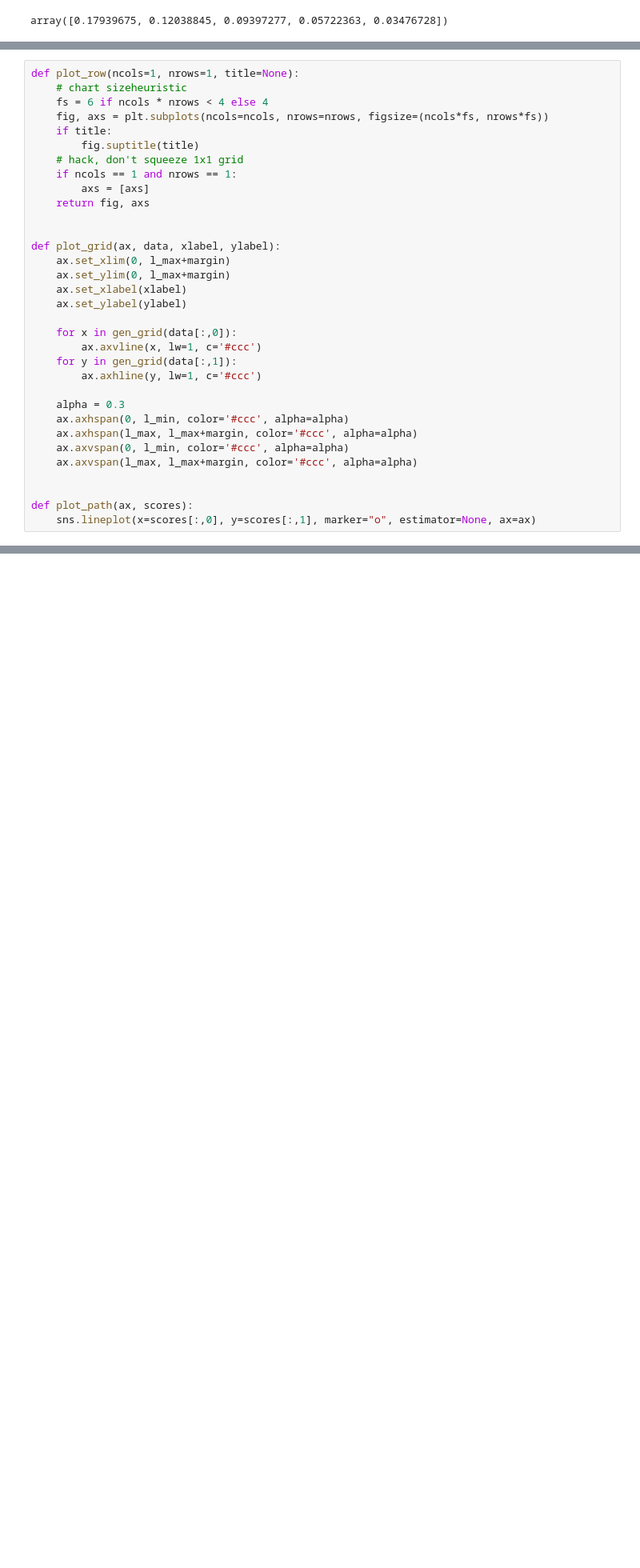
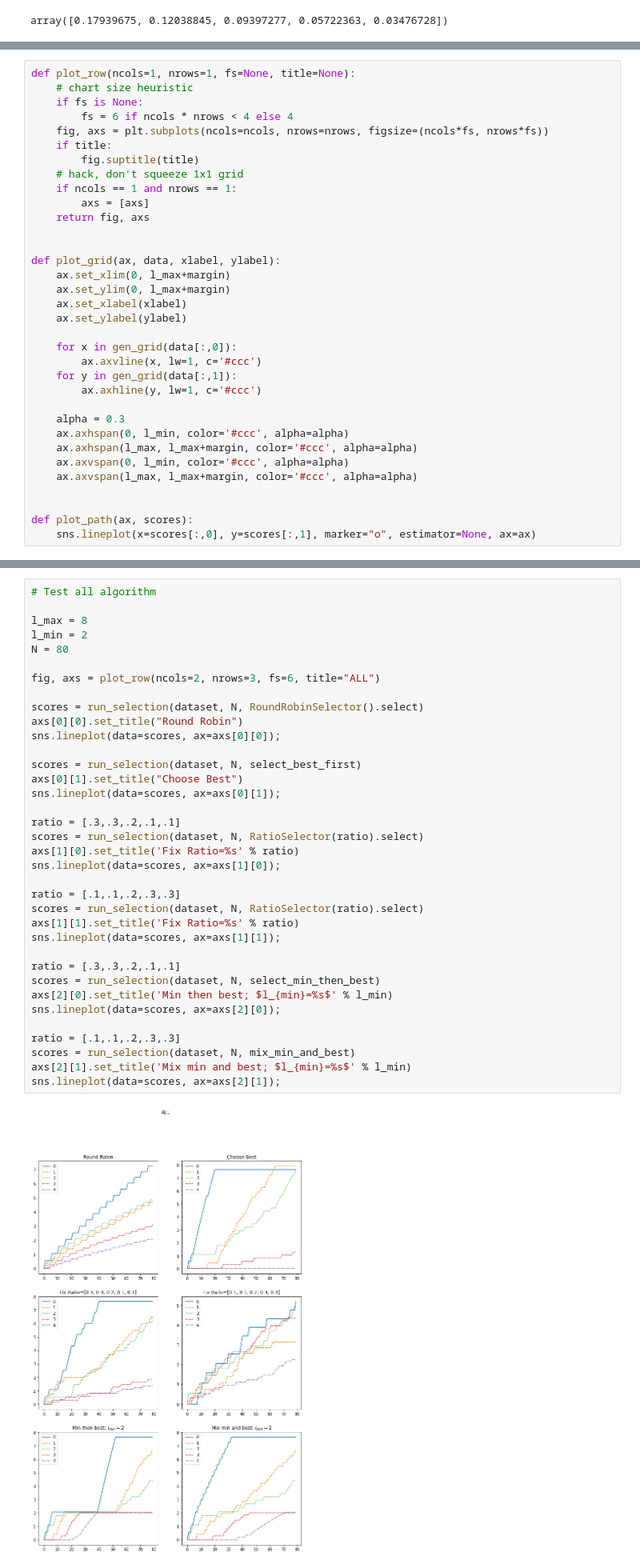
Before and after one commit to isabellafaccone/aquabytePersonal, a Jupyter notebook: wai/opti.ipynb, the cells around one changed output, grey strips where cells are left out. Shown at 80% size. Cells and saved outputs as stored; diff of their text form; blank space fills up the shorter version.

```diff
--- a/wai/opti.ipynb
+++ b/wai/opti.ipynb
@@ -134,9 +140,10 @@ def gen_contour(s1, s2, N):
 
 #contour = gen_contour(s1, s2, 20)
 # %%
-def plot_row(ncols=1, nrows=1, title=None):
-    # chart sizeheuristic
-    fs = 6 if ncols * nrows < 4 else 4
+def plot_row(ncols=1, nrows=1, fs=None, title=None):
+    # chart size heuristic
+    if fs is None:
+        fs = 6 if ncols * nrows < 4 else 4
     fig, axs = plt.subplots(ncols=ncols, nrows=nrows, figsize=(ncols*fs, nrows*fs))
     if title:
         fig.suptitle(title)
@@ -368,3 +375,41 @@ plot_grid(axs[1], data, "pen 0", "pen 4")
 plot_path(axs[1], scores)
 # %% [output]
 [figure]
+# %%
+# Test all algorithm
+
+l_max = 8
+l_min = 2
+N = 80
+
+fig, axs = plot_row(ncols=2, nrows=3, fs=6, title="ALL")
+
+scores = run_selection(dataset, N, RoundRobinSelector().select)
+axs[0][0].set_title("Round Robin")
+sns.lineplot(data=scores, ax=axs[0][0]);
+
+scores = run_selection(dataset, N, select_best_first)
+axs[0][1].set_title("Choose Best")
+sns.lineplot(data=scores, ax=axs[0][1]);
+
+ratio = [.3,.3,.2,.1,.1]
+scores = run_selection(dataset, N, RatioSelector(ratio).select)
+axs[1][0].set_title('Fix Ratio=%s' % ratio)
+sns.lineplot(data=scores, ax=axs[1][0]);
+
+ratio = [.1,.1,.2,.3,.3]
+scores = run_selection(dataset, N, RatioSelector(ratio).select)
+axs[1][1].set_title('Fix Ratio=%s' % ratio)
+sns.lineplot(data=scores, ax=axs[1][1]);
+
+ratio = [.3,.3,.2,.1,.1]
+scores = run_selection(dataset, N, select_min_then_best)
+axs[2][0].set_title('Min then best; $l_{min}=%s$' % l_min)
+sns.lineplot(data=scores, ax=axs[2][0]);
+
+ratio = [.1,.1,.2,.3,.3]
+scores = run_selection(dataset, N, mix_min_and_best)
+axs[2][1].set_title('Mix min and best; $l_{min}=%s$' % l_min)
+sns.lineplot(data=scores, ax=axs[2][1]);
+# %% [output]
+[figure, added]
```
Also changed, not shown: parts of 3 cells of this notebook.
